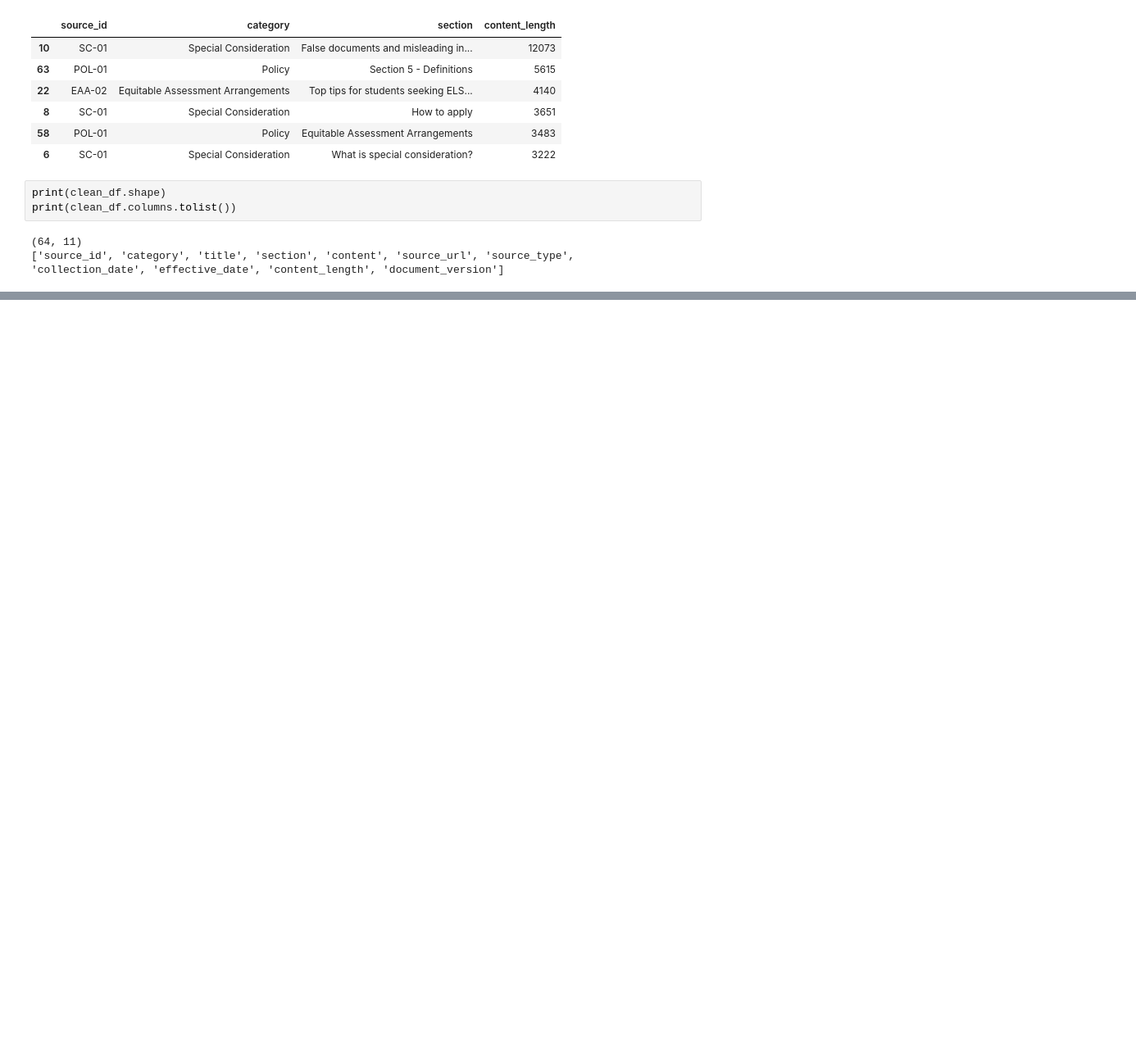
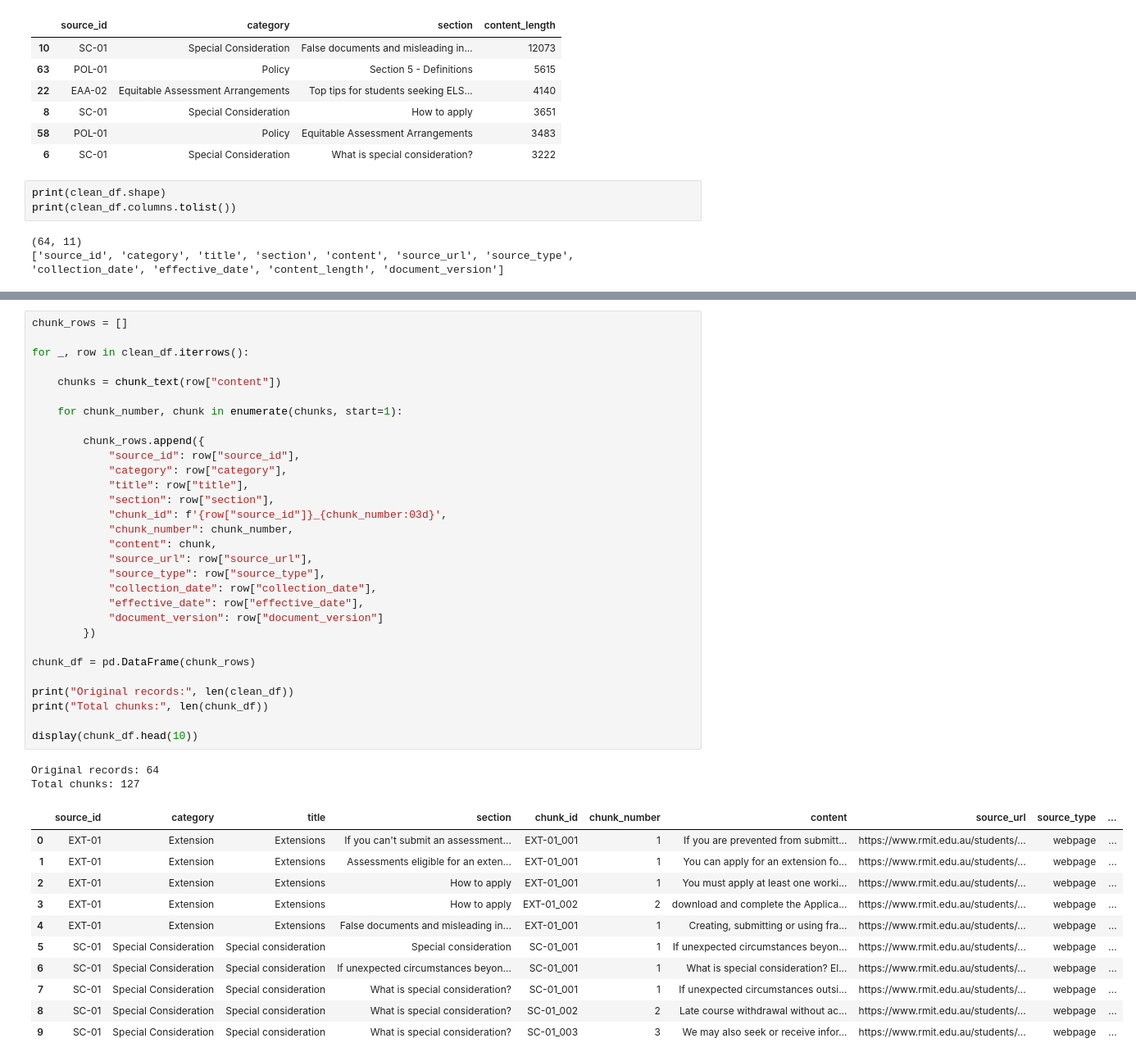
Before and after one commit to S4199668/walert-group64, a Jupyter notebook: version_1/Final_1.ipynb, the cells around one changed output, grey strips where cells are left out. Shown at 82% size. Drawn from its saved outputs; the diff is of its cells as text; blank space fills up the shorter version.

Commit message:
Add text chunking and embedding generation

```diff
--- a/version_1/Final_1.ipynb
+++ b/version_1/Final_1.ipynb
@@ -1143,2 +1152,46 @@ def chunk_text(text, chunk_size=1000, overlap=150):
 
     return chunks
+# %%
+chunk_rows = []
+
+for _, row in clean_df.iterrows():
+
+    chunks = chunk_text(row["content"])
+
+    for chunk_number, chunk in enumerate(chunks, start=1):
+
+        chunk_rows.append({
+            "source_id": row["source_id"],
+            "category": row["category"],
+            "title": row["title"],
+            "section": row["section"],
+            "chunk_id": f'{row["source_id"]}_{chunk_number:03d}',
+            "chunk_number": chunk_number,
+            "content": chunk,
+            "source_url": row["source_url"],
+            "source_type": row["source_type"],
+            "collection_date": row["collection_date"],
+            "effective_date": row["effective_date"],
+            "document_version": row["document_version"]
+        })
+
+chunk_df = pd.DataFrame(chunk_rows)
+
+print("Original records:", len(clean_df))
+print("Total chunks:", len(chunk_df))
+
+display(chunk_df.head(10))
+# %% [output]
+Original records: 64
+Total chunks: 127
+|  | source_id | category | title | section | chunk_id | chunk_number | content | source_url | source_type | ... |
+| 0 | EXT-01 | Extension | Extensions | If you can't submit an assessment... | EXT-01_001 | 1 | If you are prevented from submitt... | https://www.rmit.edu.au/students/... | webpage | ... |
+| 1 | EXT-01 | Extension | Extensions | Assessments eligible for an exten... | EXT-01_001 | 1 | You can apply for an extension fo... | https://www.rmit.edu.au/students/... | webpage | ... |
+| 2 | EXT-01 | Extension | Extensions | How to apply | EXT-01_001 | 1 | You must apply at least one worki... | https://www.rmit.edu.au/students/... | webpage | ... |
+| 3 | EXT-01 | Extension | Extensions | How to apply | EXT-01_002 | 2 | download and complete the Applica... | https://www.rmit.edu.au/students/... | webpage | ... |
+| 4 | EXT-01 | Extension | Extensions | False documents and misleading in... | EXT-01_001 | 1 | Creating, submitting or using fra... | https://www.rmit.edu.au/students/... | webpage | ... |
+| 5 | SC-01 | Special Consideration | Special consideration | Special consideration | SC-01_001 | 1 | If unexpected circumstances beyon... | https://www.rmit.edu.au/students/... | webpage | ... |
+| 6 | SC-01 | Special Consideration | Special consideration | If unexpected circumstances beyon... | SC-01_001 | 1 | What is special consideration? El... | https://www.rmit.edu.au/students/... | webpage | ... |
+| 7 | SC-01 | Special Consideration | Special consideration | What is special consideration? | SC-01_001 | 1 | If unexpected circumstances outsi... | https://www.rmit.edu.au/students/... | webpage | ... |
+| 8 | SC-01 | Special Consideration | Special consideration | What is special consideration? | SC-01_002 | 2 | Late course withdrawal without ac... | https://www.rmit.edu.au/students/... | webpage | ... |
+| 9 | SC-01 | Special Consideration | Special consideration | What is special consideration? | SC-01_003 | 3 | We may also seek or receive infor... | https://www.rmit.edu.au/students/... | webpage | ... |
```
Also changed, not shown: parts of 6 cells of this notebook.
